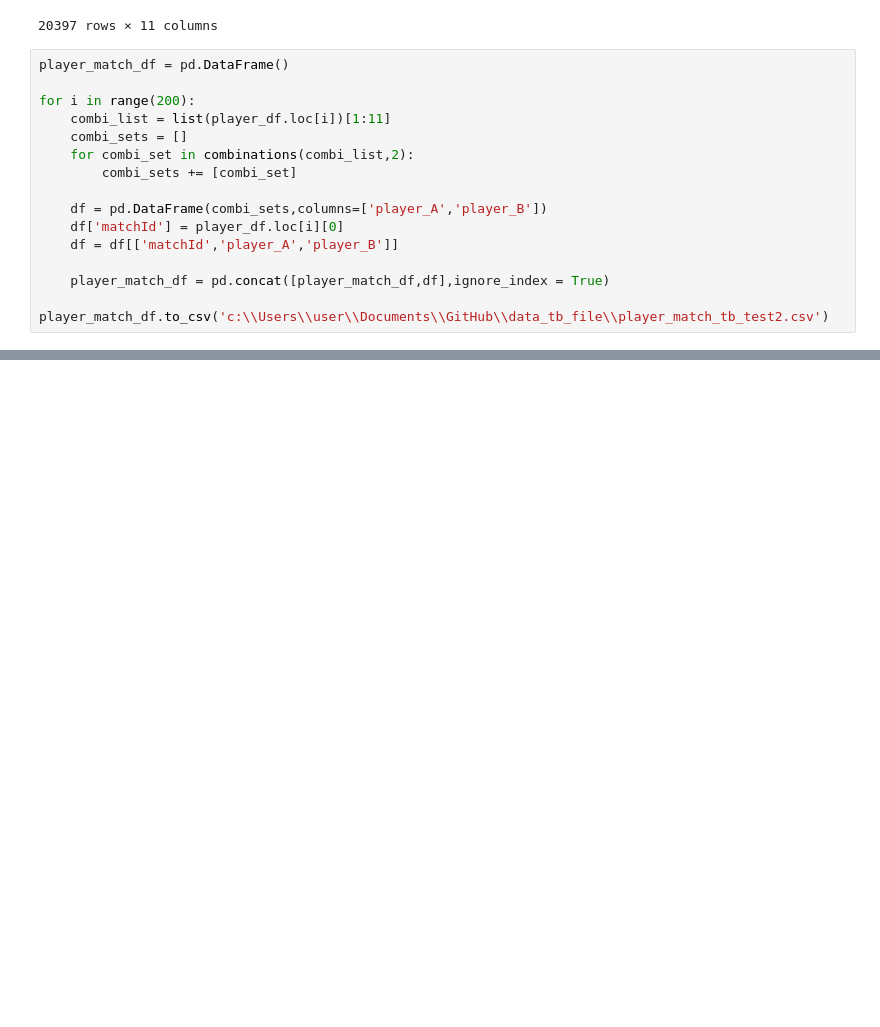
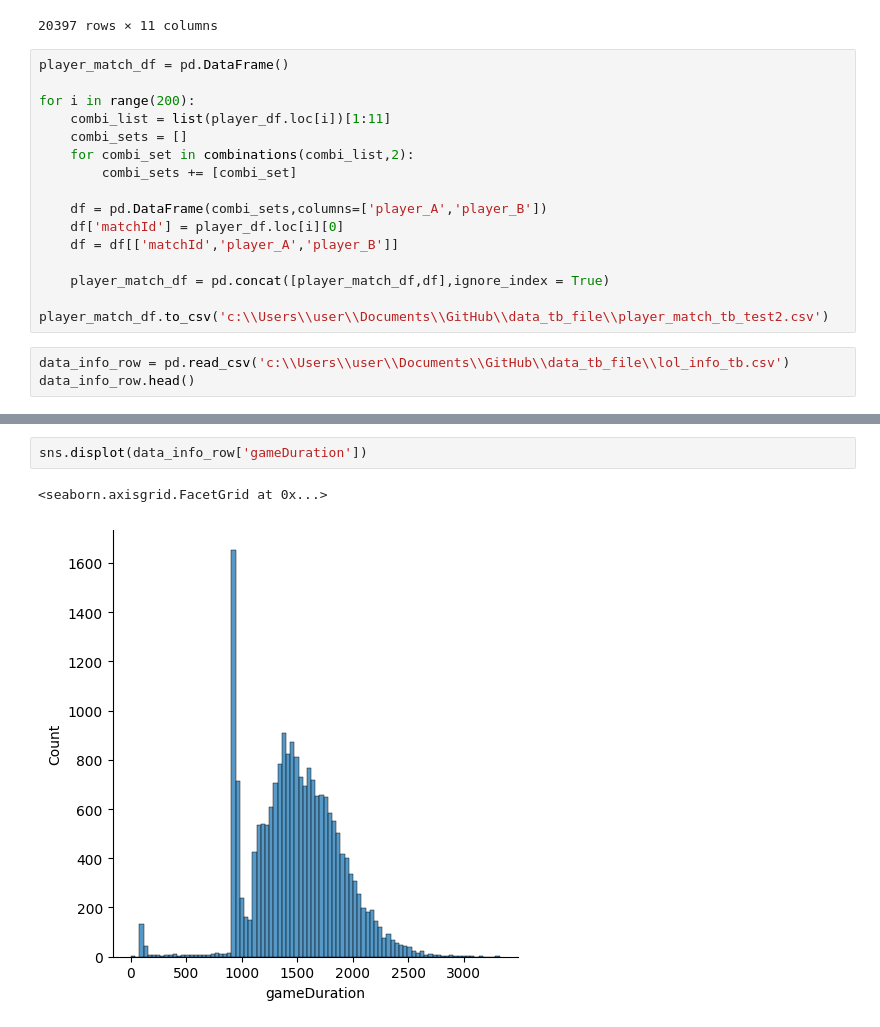
Before and after one commit to kim-bo-saeng/personal_project, a Jupyter notebook: lol_data/lol_data_analysis.ipynb, the cells around one changed output, grey strips where cells are left out. Saved outputs shown, nothing was run; the diff lists cells and outputs as text; blank space fills up the shorter version.

Commit message:
feat : data_eda

```diff
--- a/lol_data/lol_data_analysis.ipynb
+++ b/lol_data/lol_data_analysis.ipynb
@@ -39,3 +39,6 @@ for i in range(200):
     player_match_df = pd.concat([player_match_df,df],ignore_index = True)
 
 player_match_df.to_csv('c:\\Users\\user\\Documents\\GitHub\\data_tb_file\\player_match_tb_test2.csv')
+# %%
+data_info_row = pd.read_csv('c:\\Users\\user\\Documents\\GitHub\\data_tb_file\\lol_info_tb.csv')
+data_info_row.head()
@@ -41,0 +60,5 @@ player_match_df.to_csv('c:\\Users\\user\\Documents\\GitHub\\data_tb_file\\player
+# %%
+sns.displot(data_info_row['gameDuration'])
+# %% [output]
+<seaborn.axisgrid.FacetGrid at 0x...>
+[figure, added]
```
Also changed, not shown: parts of 18 cells of this notebook.
